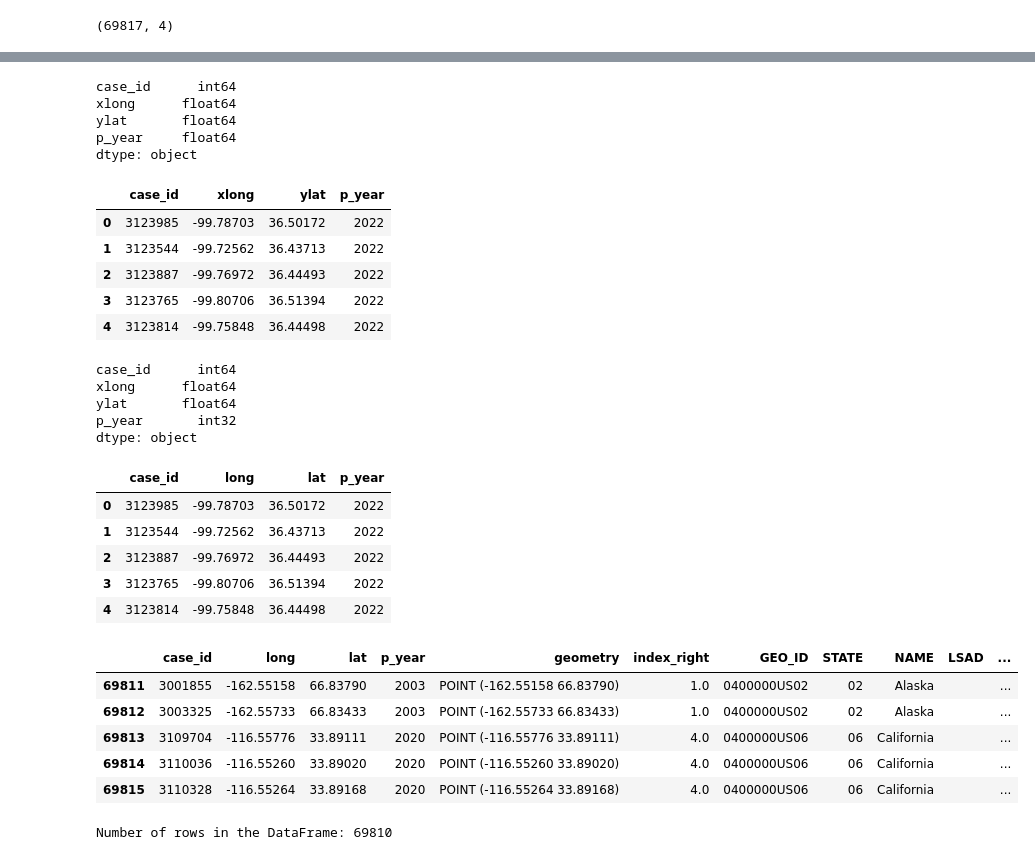
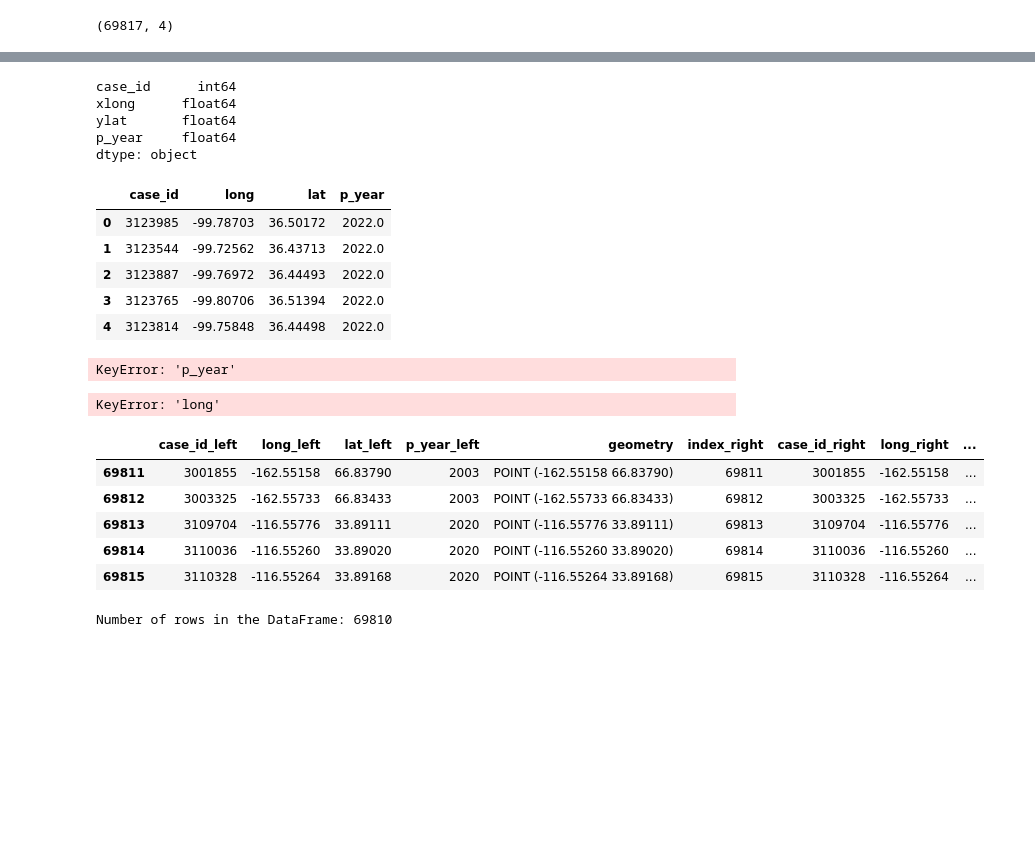
Before and after one commit to MF-MSB/Project_1, a Jupyter notebook: Question_2_Part_3.ipynb, the cells around one changed output, grey strips where cells are left out. Saved outputs shown, nothing was run; the diff lists cells and outputs as text; code cells hidden in the pictures; blank space fills up the shorter version.

```diff
--- a/Question_2_Part_3.ipynb
+++ b/Question_2_Part_3.ipynb
@@ -116,5 +66,9 @@ DataFrame without NaN in 'p_year':
 # %%
-df1_without_nan.head()
+#check for duplicated value and NaN
+df.loc[df.duplicated(subset=['case_id', 'xlong', 'ylat', 'p_year'])]
+df=df.dropna()
+
+df
 # %% [output]
 |  | case_id | xlong | ylat | p_year |
 | 0 | 3123985 | -99.78703 | 36.50172 | 2022.0 |
@@ -125,62 +86,49 @@ df1_without_nan.head()
-# %%
-data_types = df1_without_nan.dtypes
-print(data_types)
-# %% [output]
-case_id      int64
-xlong      float64
-ylat       float64
-p_year     float64
-dtype: object
-# %%
-df2 = pd.DataFrame(df_without_nan)
-df2['p_year'] = df1_without_nan['p_year'].astype(int)
-df2.head()
-# %% [output]
-|  | case_id | xlong | ylat | p_year |
-| 0 | 3123985 | -99.78703 | 36.50172 | 2022 |
-| 1 | 3123544 | -99.72562 | 36.43713 | 2022 |
-| 2 | 3123887 | -99.76972 | 36.44493 | 2022 |
-| 3 | 3123765 | -99.80706 | 36.51394 | 2022 |
-| 4 | 3123814 | -99.75848 | 36.44498 | 2022 |
 # %%
-data_types = df2.dtypes
-print(data_types)
+ df.dtypes
 # %% [output]
 case_id      int64
 xlong      float64
 ylat       float64
-p_year       int32
+p_year     float64
 dtype: object
+# %%
+ df=df.rename(columns = {'xlong' : 'long', 'ylat' : 'lat'})
+
+df.head(5)
+# %% [output]
+|  | case_id | long | lat | p_year |
+| 0 | 3123985 | -99.78703 | 36.50172 | 2022.0 |
+| 1 | 3123544 | -99.72562 | 36.43713 | 2022.0 |
+| 2 | 3123887 | -99.76972 | 36.44493 | 2022.0 |
+| 3 | 3123765 | -99.80706 | 36.51394 | 2022.0 |
+| 4 | 3123814 | -99.75848 | 36.44498 | 2022.0 |
 # %%
-df2.rename(columns = {'xlong' : 'long', 'ylat' : 'lat'}, inplace = True)
-df2.head(5)
+df['p_year']=df['p_year'].astype(int)
+df
 # %% [output]
-|  | case_id | long | lat | p_year |
-| 0 | 3123985 | -99.78703 | 36.50172 | 2022 |
-| 1 | 3123544 | -99.72562 | 36.43713 | 2022 |
-| 2 | 3123887 | -99.76972 | 36.44493 | 2022 |
-| 3 | 3123765 | -99.80706 | 36.51394 | 2022 |
-| 4 | 3123814 | -99.75848 | 36.44498 | 2022 |
+KeyError: 'p_year'
 # %%
 # Assuming 'dfClusterMap' is your DataFrame with latitude and longitude columns
 # Create a GeoDataFrame with point geometries
-geometry = [Point(xy) for xy in zip(df2['long'], df2['lat'])]
-gdfClusterMap = gpd.GeoDataFrame(df2, geometry=geometry)
+geometry = [Point(xy) for xy in zip(df['long'], df['lat'])]
+gdfClusterMap = gpd.GeoDataFrame(df, geometry=geometry)
 
 # Set the CRS to EPSG:4326
 gdfClusterMap.crs = 'EPSG:4326'
 
 # Now you can perform a spatial join using gdfClusterMap as the GeoDataFrame
-df3 = gpd.sjoin(gdfClusterMap, gdf, how="left", predicate="within")
+df = gpd.sjoin(gdfClusterMap,gdfClusterMap, how="left", predicate="within")
 
 # 'result' will contain the spatially joined data
+# %% [output]
+KeyError: 'long'
 # %%
-df3.tail()
+df.tail()
 # %% [output]
-|  | case_id | long | lat | p_year | geometry | index_right | GEO_ID | STATE | NAME | LSAD | ... |
-| 69811 | 3001855 | -162.55158 | 66.83790 | 2003 | POINT (-162.55158 66.83790) | 1.0 | 0400000US02 | 02 | Alaska |  | ... |
-| 69812 | 3003325 | -162.55733 | 66.83433 | 2003 | POINT (-162.55733 66.83433) | 1.0 | 0400000US02 | 02 | Alaska |  | ... |
-| 69813 | 3109704 | -116.55776 | 33.89111 | 2020 | POINT (-116.55776 33.89111) | 4.0 | 0400000US06 | 06 | California |  | ... |
-| 69814 | 3110036 | -116.55260 | 33.89020 | 2020 | POINT (-116.55260 33.89020) | 4.0 | 0400000US06 | 06 | California |  | ... |
-| 69815 | 3110328 | -116.55264 | 33.89168 | 2020 | POINT (-116.55264 33.89168) | 4.0 | 0400000US06 | 06 | California |  | ... |
+|  | case_id_left | long_left | lat_left | p_year_left | geometry | index_right | case_id_right | long_right | ... |
+| 69811 | 3001855 | -162.55158 | 66.83790 | 2003 | POINT (-162.55158 66.83790) | 69811 | 3001855 | -162.55158 | ... |
+| 69812 | 3003325 | -162.55733 | 66.83433 | 2003 | POINT (-162.55733 66.83433) | 69812 | 3003325 | -162.55733 | ... |
+| 69813 | 3109704 | -116.55776 | 33.89111 | 2020 | POINT (-116.55776 33.89111) | 69813 | 3109704 | -116.55776 | ... |
+| 69814 | 3110036 | -116.55260 | 33.89020 | 2020 | POINT (-116.55260 33.89020) | 69814 | 3110036 | -116.55260 | ... |
+| 69815 | 3110328 | -116.55264 | 33.89168 | 2020 | POINT (-116.55264 33.89168) | 69815 | 3110328 | -116.55264 | ... |
 # %%
```
Also changed, not shown: parts of 15 cells of this notebook, 1 other file.
